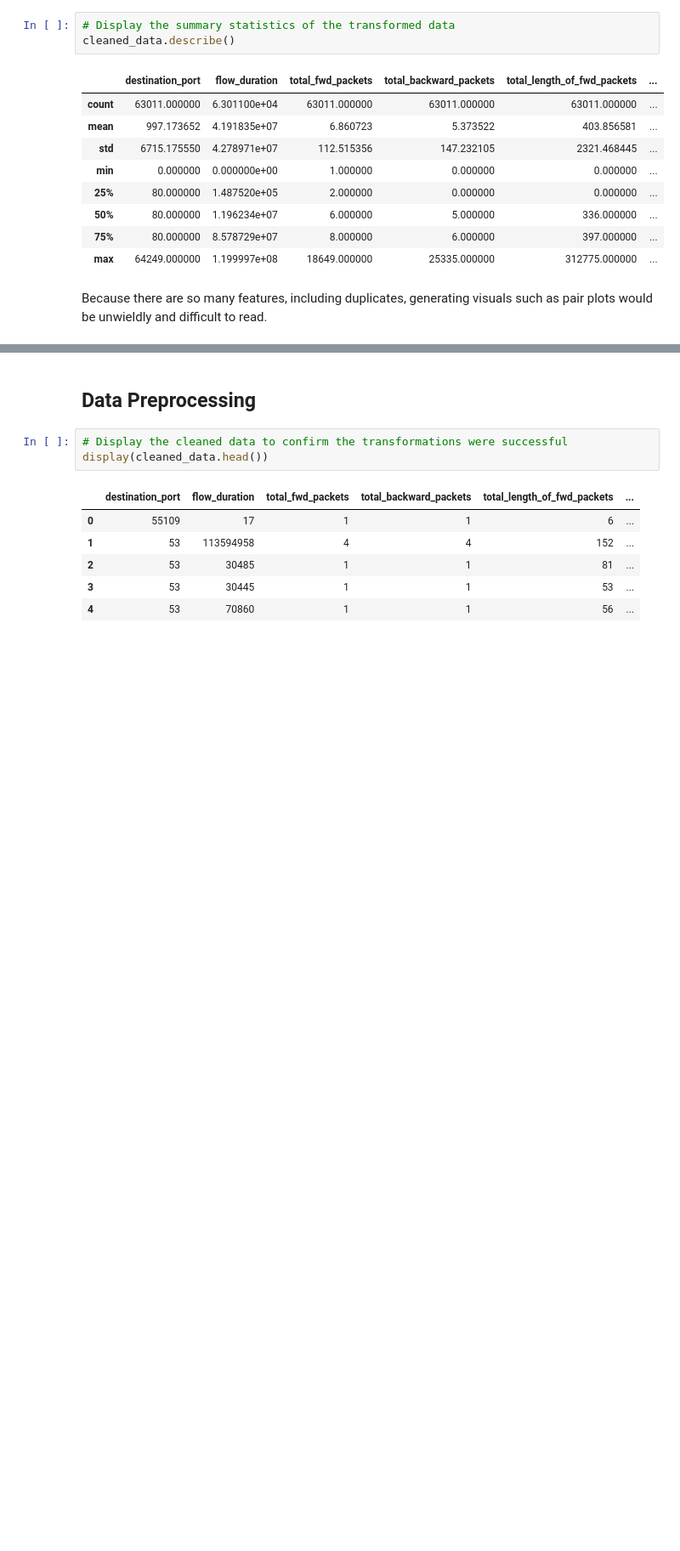
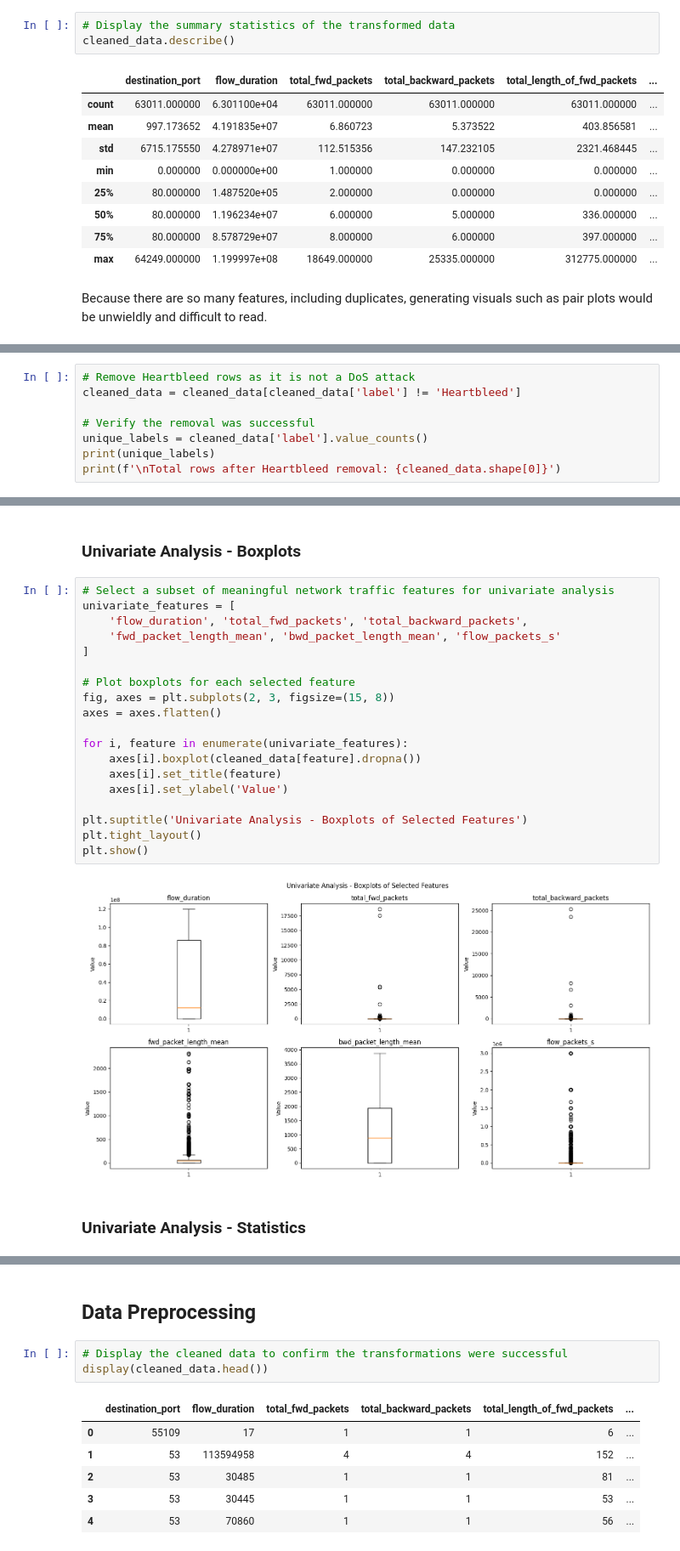
Before and after one commit to jackdmulvihill/COMP-379-Final-Project, a Jupyter notebook: FinalProject.ipynb, the cells around one changed output, grey strips where cells are left out. Shown at 85% size. Cells and saved outputs as stored; diff of their text form; blank space fills up the shorter version.

```diff
--- a/FinalProject.ipynb
+++ b/FinalProject.ipynb
@@ -314,0 +322,8 @@ Because there are so many features, including duplicates, generating visuals suc
+# %%
+# Remove Heartbleed rows as it is not a DoS attack
+cleaned_data = cleaned_data[cleaned_data['label'] != 'Heartbleed']
+
+# Verify the removal was successful
+unique_labels = cleaned_data['label'].value_counts()
+print(unique_labels)
+print(f'\nTotal rows after Heartbleed removal: {cleaned_data.shape[0]}')
@@ -314,0 +339,25 @@ Because there are so many features, including duplicates, generating visuals suc
+# %% [markdown]
+### Univariate Analysis - Boxplots
+# %%
+# Select a subset of meaningful network traffic features for univariate analysis
+univariate_features = [
+    'flow_duration', 'total_fwd_packets', 'total_backward_packets',
+    'fwd_packet_length_mean', 'bwd_packet_length_mean', 'flow_packets_s'
+]
+
+# Plot boxplots for each selected feature
+fig, axes = plt.subplots(2, 3, figsize=(15, 8))
+axes = axes.flatten()
+
+for i, feature in enumerate(univariate_features):
+    axes[i].boxplot(cleaned_data[feature].dropna())
+    axes[i].set_title(feature)
+    axes[i].set_ylabel('Value')
+
+plt.suptitle('Univariate Analysis - Boxplots of Selected Features')
+plt.tight_layout()
+plt.show()
+# %% [output]
+[figure, added]
+# %% [markdown]
+### Univariate Analysis - Statistics
```
Also changed, not shown: parts of 16 cells of this notebook.
